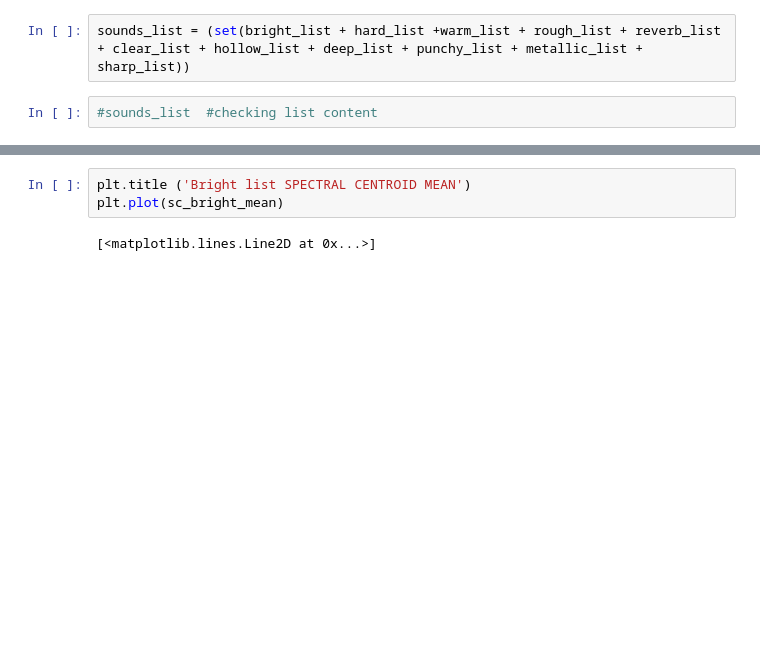
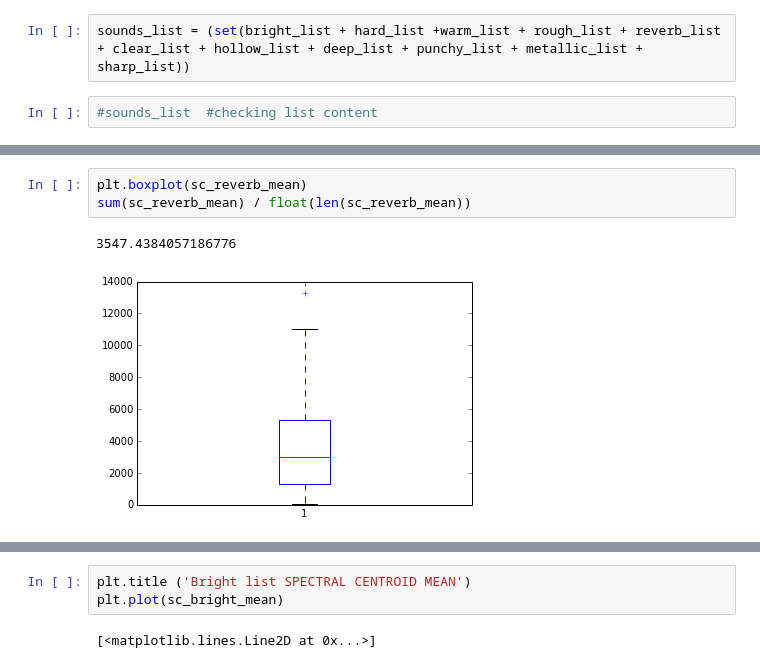
Before and after one commit to pedrogogo/SMC_Th, a Jupyter notebook: json_read_computing_essentia_descriptors.ipynb, the cells around one changed output, grey strips where cells are left out. Drawn from its saved outputs; the diff is of its cells as text; blank space fills up the shorter version.

```diff
--- a/json_read_computing_essentia_descriptors.ipynb
+++ b/json_read_computing_essentia_descriptors.ipynb
@@ -138,0 +389,6 @@ mfcc_hard_mean = np.array(mfcc_hard_mean)
+# %%
+plt.boxplot(sc_reverb_mean)
+sum(sc_reverb_mean) / float(len(sc_reverb_mean))
+# %% [output]
+3547.4384057186776
+[figure, added]
```
Also changed, not shown: parts of 25 cells of this notebook.
